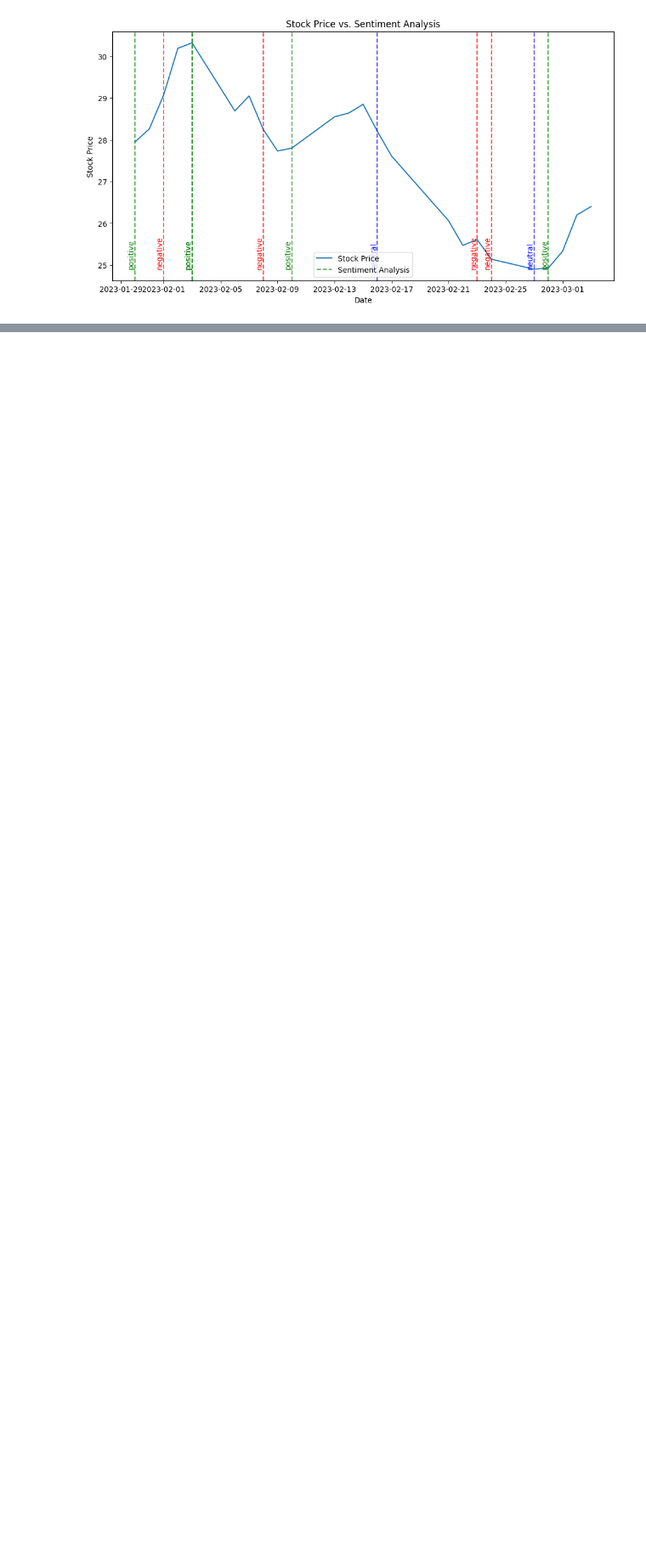
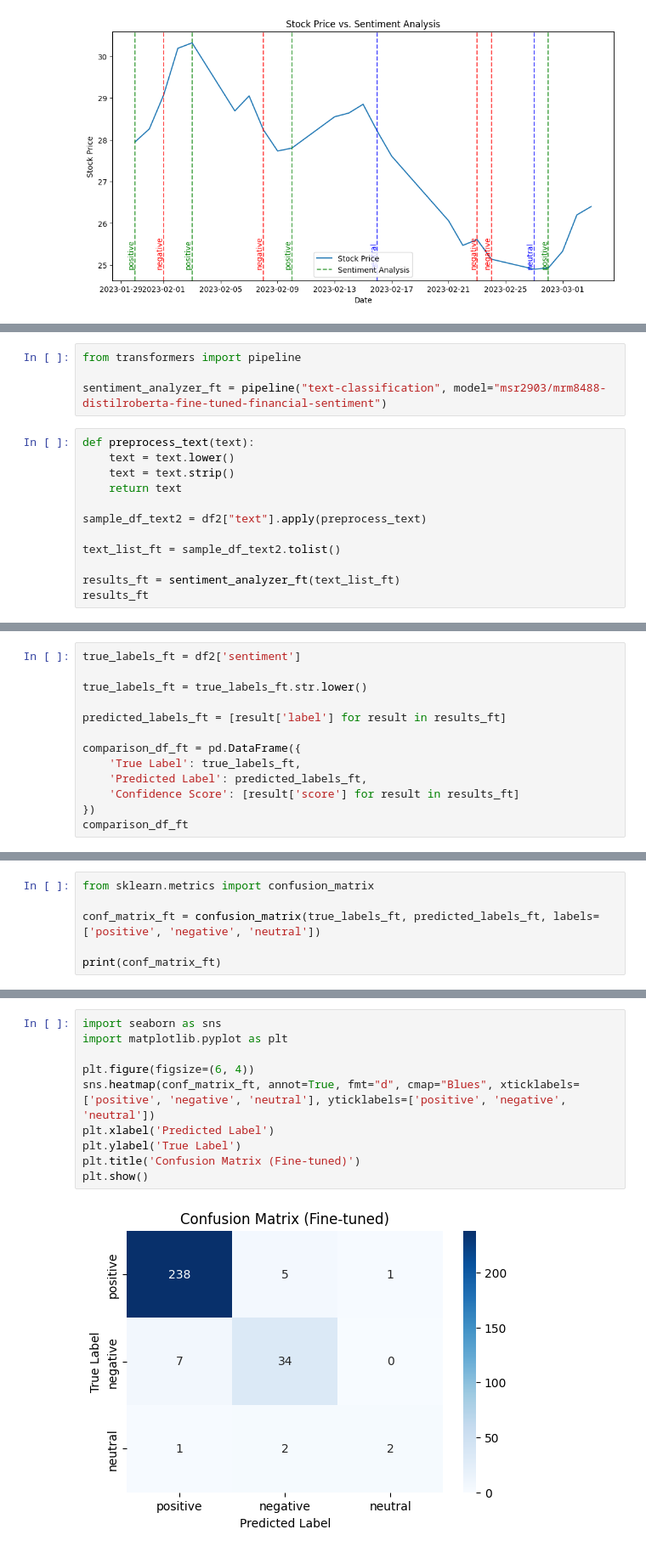
Before and after one commit to MSR2903/Stock-Market_Sentiment-Analysis, a Jupyter notebook: Stock-Market_Sentiment-Analysis.ipynb, the cells around one changed output, grey strips where cells are left out. Shown at 85% size. Saved outputs shown, nothing was run; the diff lists cells and outputs as text; blank space fills up the shorter version.

```diff
--- a/Stock-Market_Sentiment-Analysis.ipynb
+++ b/Stock-Market_Sentiment-Analysis.ipynb
@@ -488,0 +538,16 @@ plt.show()
+# %%
+from transformers import pipeline
+
+sentiment_analyzer_ft = pipeline("text-classification", model="msr2903/mrm8488-distilroberta-fine-tuned-financial-sentiment")
+# %%
+def preprocess_text(text):
+    text = text.lower()
+    text = text.strip()
+    return text
+
+sample_df_text2 = df2["text"].apply(preprocess_text)
+
+text_list_ft = sample_df_text2.tolist()
+
+results_ft = sentiment_analyzer_ft(text_list_ft)
+results_ft
@@ -488,0 +574,13 @@ plt.show()
+# %%
+true_labels_ft = df2['sentiment']
+
+true_labels_ft = true_labels_ft.str.lower()
+
+predicted_labels_ft = [result['label'] for result in results_ft]
+
+comparison_df_ft = pd.DataFrame({
+    'True Label': true_labels_ft,
+    'Predicted Label': predicted_labels_ft,
+    'Confidence Score': [result['score'] for result in results_ft]
+})
+comparison_df_ft
@@ -488,0 +628,6 @@ plt.show()
+# %%
+from sklearn.metrics import confusion_matrix
+
+conf_matrix_ft = confusion_matrix(true_labels_ft, predicted_labels_ft, labels=['positive', 'negative', 'neutral'])
+
+print(conf_matrix_ft)
@@ -488,0 +638,12 @@ plt.show()
+# %%
+import seaborn as sns
+import matplotlib.pyplot as plt
+
+plt.figure(figsize=(6, 4))
+sns.heatmap(conf_matrix_ft, annot=True, fmt="d", cmap="Blues", xticklabels=['positive', 'negative', 'neutral'], yticklabels=['positive', 'negative', 'neutral'])
+plt.xlabel('Predicted Label')
+plt.ylabel('True Label')
+plt.title('Confusion Matrix (Fine-tuned)')
+plt.show()
+# %% [output]
+[figure, added]
```
Also changed, not shown: parts of 54 cells of this notebook.
